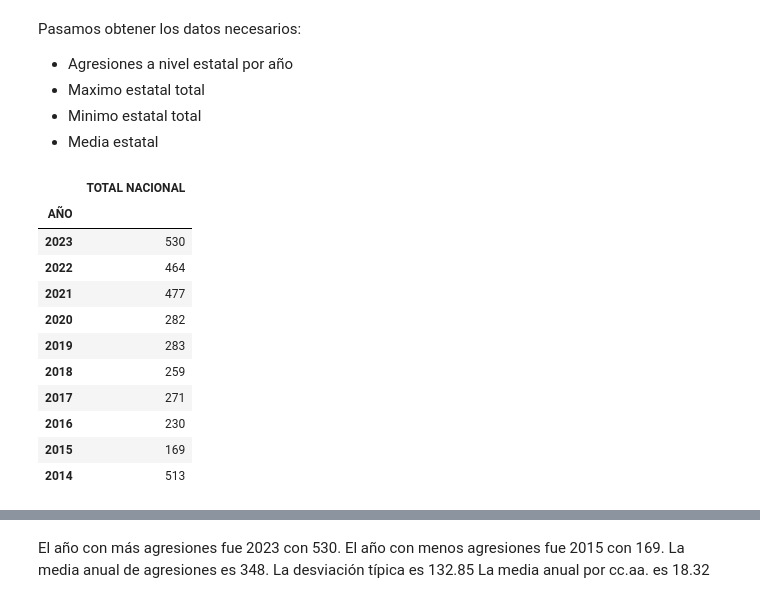
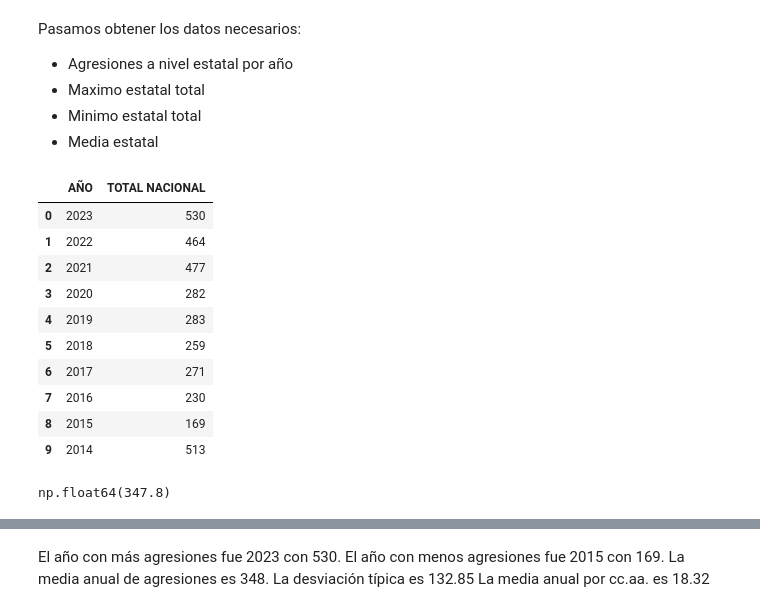
Before and after one commit to hug4470/ONLINE_DS_THEBRIDE_HUGOMM, a Jupyter notebook: EDA/Hugo EDA.ipynb, the cells around one changed output, grey strips where cells are left out. Saved outputs shown, nothing was run; the diff lists cells and outputs as text; code cells hidden in the pictures.

```diff
--- a/EDA/Hugo EDA.ipynb
+++ b/EDA/Hugo EDA.ipynb
@@ -174,7 +256,7 @@ import seaborn as sns
 # %% [markdown]
 ## TOTAL ESTATAL
 # %%
-totalestatal.set_index("AÑO", inplace=True)
+# totalestatal.set_index("AÑO", inplace=True)
 # %%
 totalestatal
 # GRAFICA: grafica con y= agresiones, x= años del total nacional
@@ -234,19 +315,25 @@ Pasamos obtener los datos necesarios:
 - Minimo estatal total
 - Media estatal
 # %%
-totalaños = totalestatal.iloc[:, :1]
+totalaños = totalestatal.iloc[:, :2]
 totalaños
 # GRÁFICA: GRAFICA PARA VER LA EVOLUCIÓN POR AÑOS
 # %% [output]
-|  | TOTAL NACIONAL |
-| AÑO |  |
-| 2023 | 530 |
-| 2022 | 464 |
-| 2021 | 477 |
-| 2020 | 282 |
-| 2019 | 283 |
-| 2018 | 259 |
-| 2017 | 271 |
-| 2016 | 230 |
-| 2015 | 169 |
-| 2014 | 513 |
+|  | AÑO | TOTAL NACIONAL |
+| 0 | 2023 | 530 |
+| 1 | 2022 | 464 |
+| 2 | 2021 | 477 |
+| 3 | 2020 | 282 |
+| 4 | 2019 | 283 |
+| 5 | 2018 | 259 |
+| 6 | 2017 | 271 |
+| 7 | 2016 | 230 |
+| 8 | 2015 | 169 |
+| 9 | 2014 | 513 |
+# %%
+# MEDIA DEL TOTAL ANUAL
+mediatotal = totalestatal.mean()
+mediatotal = mediatotal.iloc[1]
+mediatotal
+# %% [output]
+np.float64(347.8)
```
Also changed, not shown: parts of 118 cells of this notebook, 7 other files.
